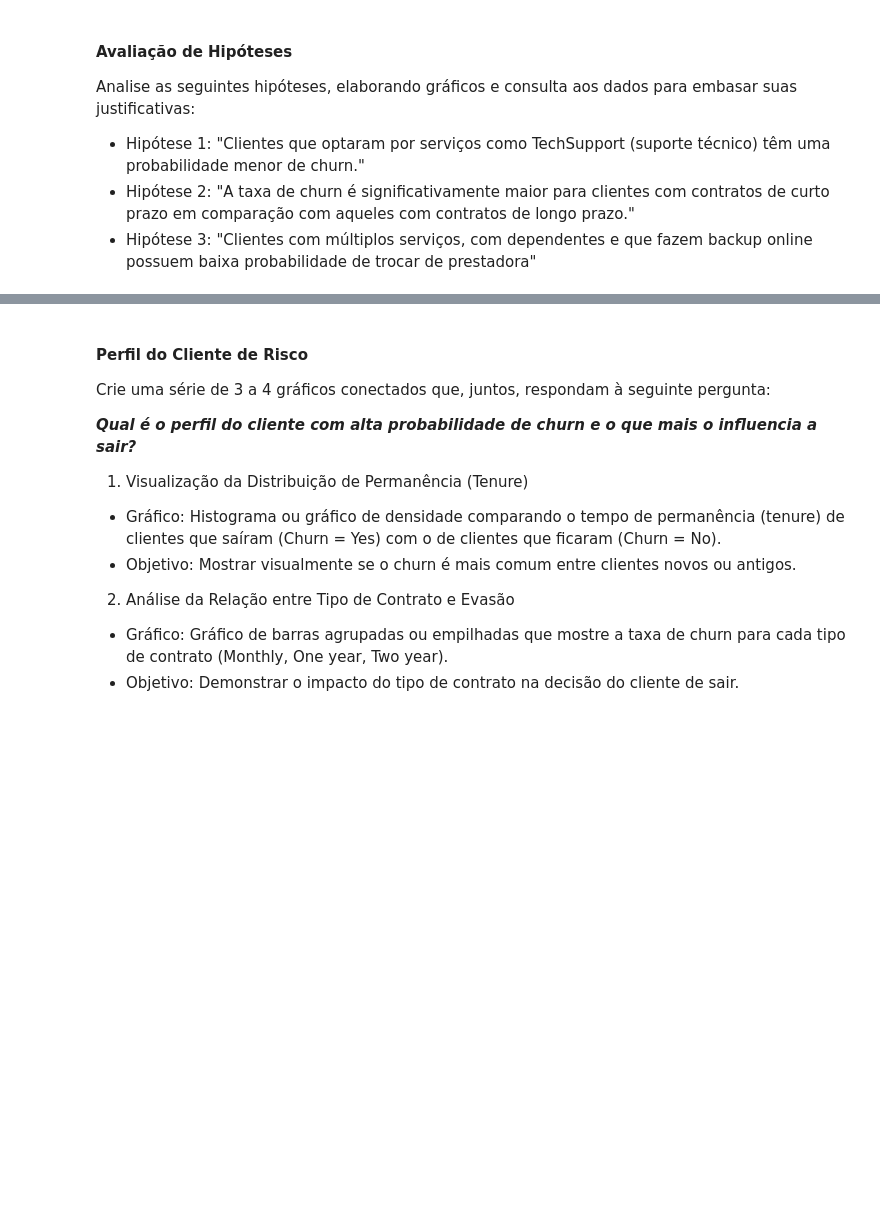
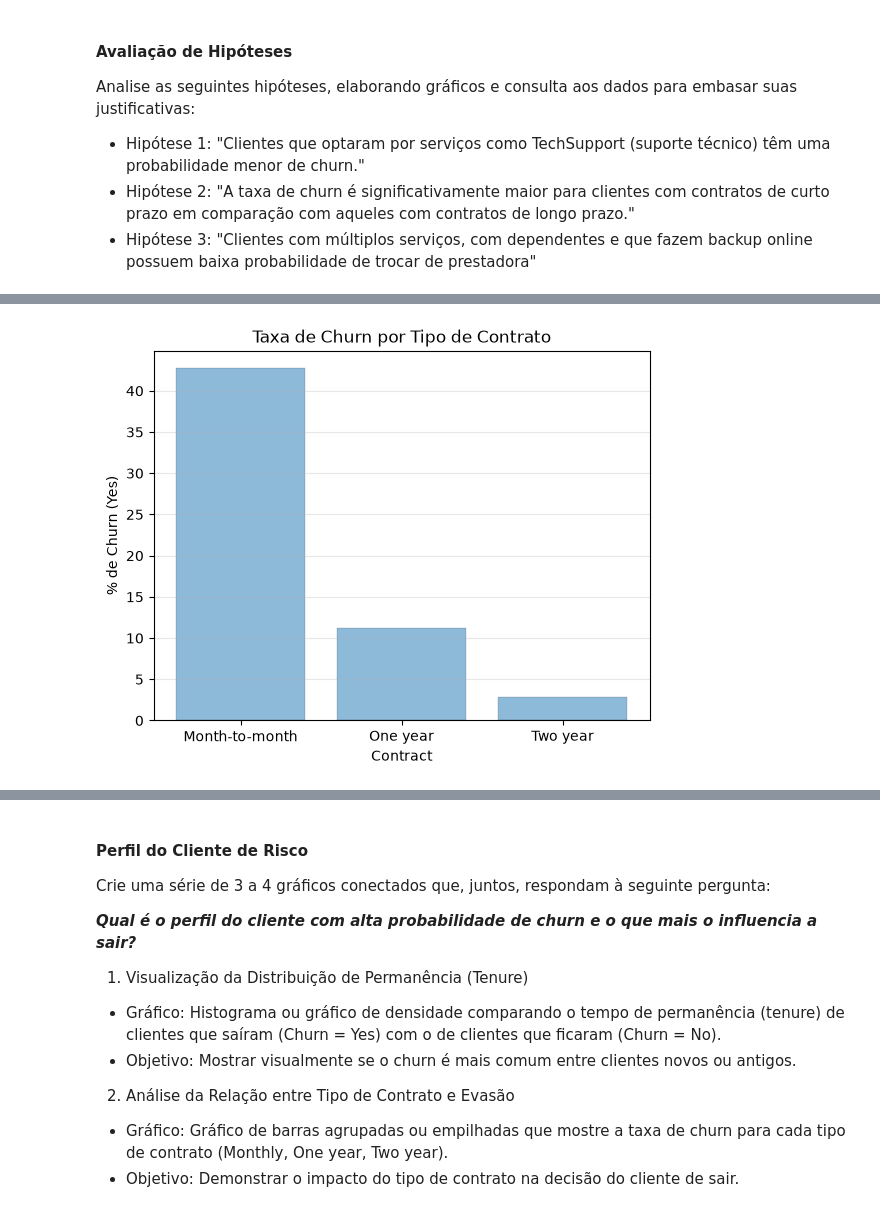
Before and after one commit to devgabrielbenayon/TrabalhoRedesNeurais, a Jupyter notebook: RNA-2025.2-PP1.2.ipynb, the cells around one changed output, grey strips where cells are left out. Drawn from its saved outputs; the diff is of its cells as text; code cells hidden in the pictures; blank space fills up the shorter version.

```diff
--- a/RNA-2025.2-PP1.2.ipynb
+++ b/RNA-2025.2-PP1.2.ipynb
@@ -232,0 +222,11 @@ hip2.style.format('{:.2f}%')
+# %%
+hip2 = pd.crosstab(df['Contract'], df['Churn'], normalize='index') * 100
+hip2.style.format('{:.2f}%')
+
+plt.bar(hip2.index, hip2['Yes'], alpha=0.5, edgecolor='black', linewidth=0.2)
+plt.xlabel('Contract')
+plt.ylabel('% de Churn (Yes)')
+plt.title('Taxa de Churn por Tipo de Contrato')
+plt.grid(axis='y', alpha=0.3)
+# %% [output]
+[figure, added]
```
Also changed, not shown: parts of 4 cells of this notebook.
